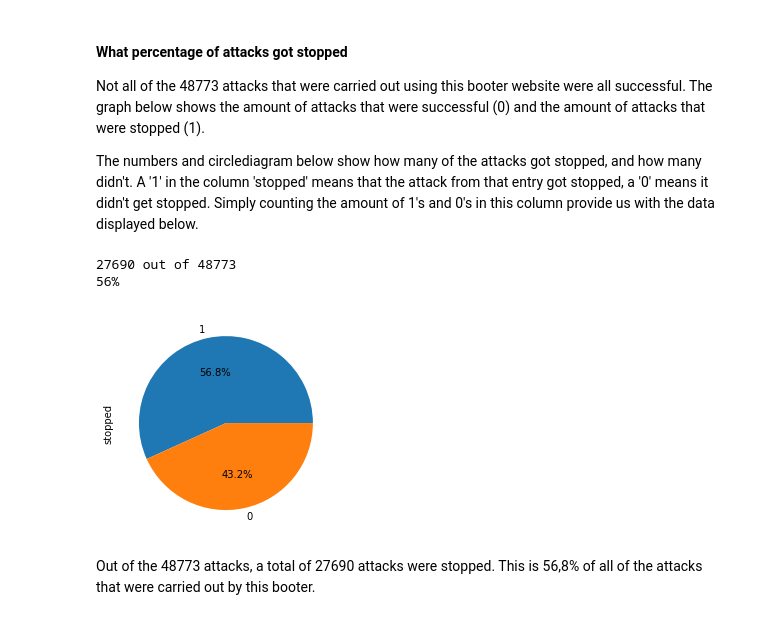
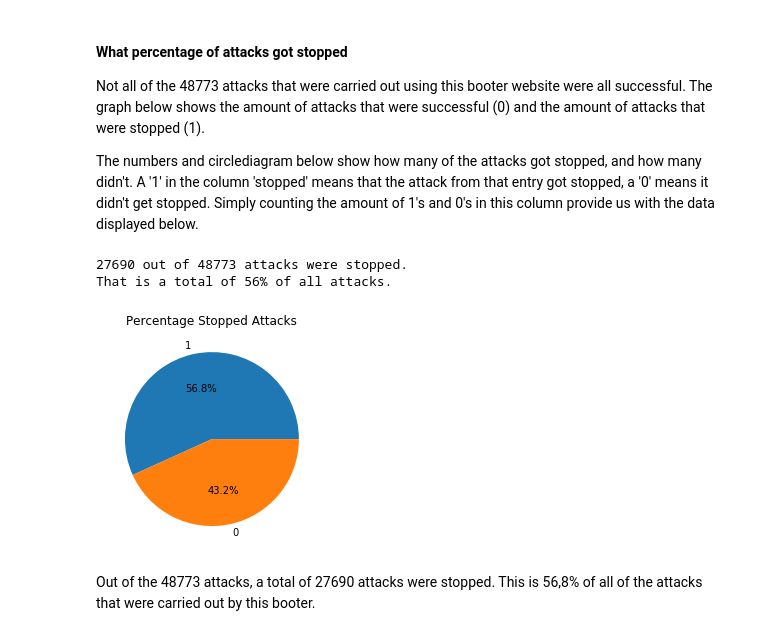
Before and after one commit to NijeboerFrank/jupyter-assignment-3, a Jupyter notebook: assignment2.ipynb, the cells around one changed output. Cells and saved outputs as stored; diff of their text form; code cells hidden in the pictures.

```diff
--- a/assignment2.ipynb
+++ b/assignment2.ipynb
@@ -243,21 +255,23 @@ The numbers and circlediagram below show how many of the attacks got stopped, an
 # %%
 # Get entries in 'stopped' column that equal 1
 stopped_attacks = attack_df[attack_df['stopped']==1]
 # Display lenght of entries, resulting in int of entries in the DataFrame compared to total number of entries
-print(str(len(stopped_attacks)) + ' out of ' + str(len(attack_entries)))
+print(str(len(stopped_attacks)) + ' out of ' + str(len(attack_entries)) + ' attacks were stopped.')
 # Calculate and display percentage of '1' entries
-print(str(int(len(stopped_attacks)/len(attack_entries)*100))+'%')
+print('That is a total of '+ str(int(len(stopped_attacks)/len(attack_entries)*100))+'% of all attacks.')
 
 # Count number of entries for each value in 'stopped' column
 stopped_attacks = attack_df["stopped"].value_counts()
 # Plot pie graph
 stopped_attacks.plot.pie(autopct='%1.1f%%')
 # Display graph
+plt.title('Percentage Stopped Attacks')
+plt.ylabel('')
 plt.show()
 # %% [output]
-27690 out of 48773
-56%
+27690 out of 48773 attacks were stopped.
+That is a total of 56% of all attacks.
-[figure, old version]
+[figure, new version]
 # %% [markdown]
 Out of the 48773 attacks, a total of 27690 attacks were stopped. This is 56,8% of all of the attacks that were carried out by this booter.
 # %% [markdown]
```
Also changed, not shown: parts of 4 cells of this notebook.
